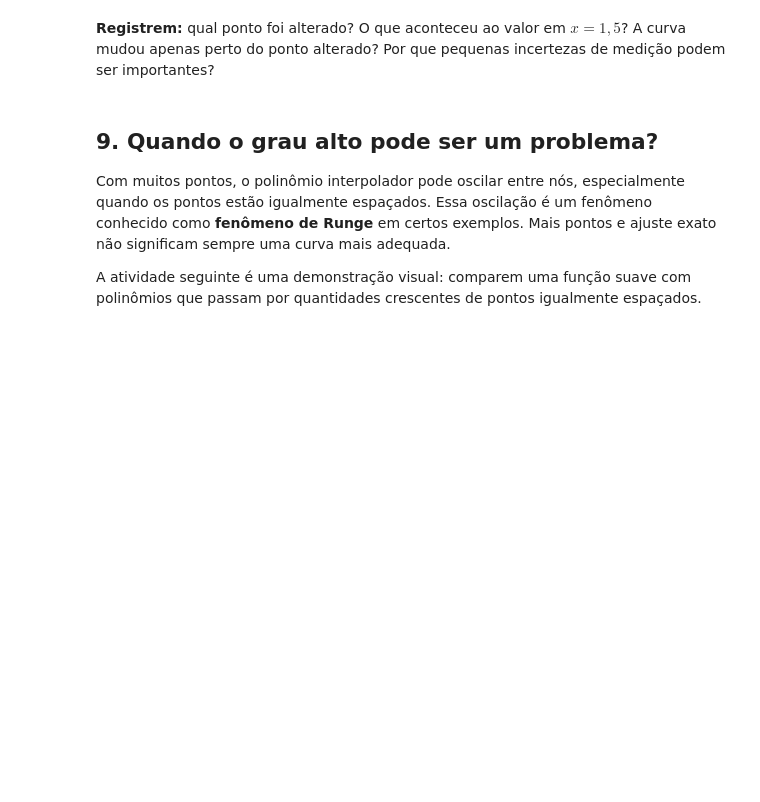
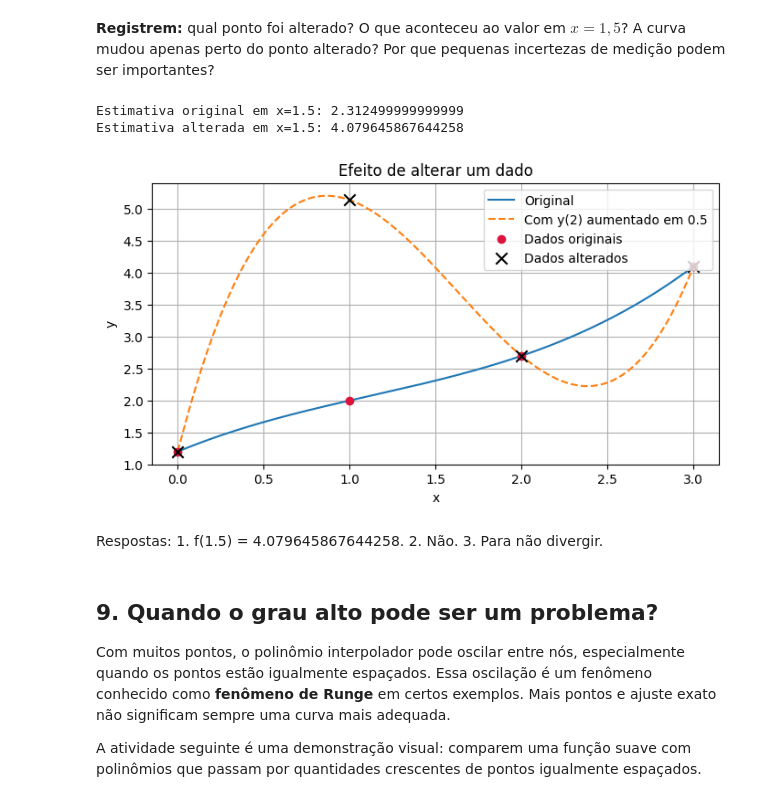
Before and after one commit to DarkLauroDFreitas/Calculo_N-merico_1_Miguel, a Jupyter notebook: atividade_explanatoria_interpolacao_polinomial.ipynb, the cells around one changed output. Saved outputs shown, nothing was run; the diff lists cells and outputs as text; code cells hidden in the pictures; blank space fills up the shorter version.

```diff
--- a/atividade_explanatoria_interpolacao_polinomial.ipynb
+++ b/atividade_explanatoria_interpolacao_polinomial.ipynb
@@ -203,6 +209,26 @@ Estimativa alterada em x=1.5: 2.59375
 [figure]
 # %% [markdown]
 **Registrem:** qual ponto foi alterado? O que aconteceu ao valor em $x=1{,}5$? A curva mudou apenas perto do ponto alterado? Por que pequenas incertezas de medição podem ser importantes?
+# %%
+#Resposta:
+
+yB_alterado = yB.copy()
+yB_alterado[1] += math.pi
+pB_alterado = np.polynomial.Polynomial.fit(xB, yB_alterado, deg=len(xB)-1).convert()
+print("Estimativa original em x=1.5:", pB(1.5))
+print("Estimativa alterada em x=1.5:", pB_alterado(1.5))
+plt.figure(figsize=(8,4))
+plt.plot(xb_plot,pB(xb_plot),label="Original")
+plt.plot(xb_plot,pB_alterado(xb_plot),"--",label="Com y(2) aumentado em 0.5")
+plt.scatter(xB,yB,color="crimson",zorder=3,label="Dados originais")
+plt.scatter(xB,yB_alterado,marker="x",s=80,color="black",zorder=4,label="Dados alterados")
+plt.grid(True); plt.legend(); plt.xlabel("x"); plt.ylabel("y"); plt.title("Efeito de alterar um dado"); plt.show()
+# %% [output]
+Estimativa original em x=1.5: 2.312499999999999
+Estimativa alterada em x=1.5: 4.079645867644258
+[figure, added]
+# %% [markdown]
+Respostas: 1. f(1.5) = 4.079645867644258. 2. Não. 3. Para não divergir.
 # %% [markdown]
 ## 9. Quando o grau alto pode ser um problema?
 
```
Also changed, not shown: parts of 5 cells of this notebook.
